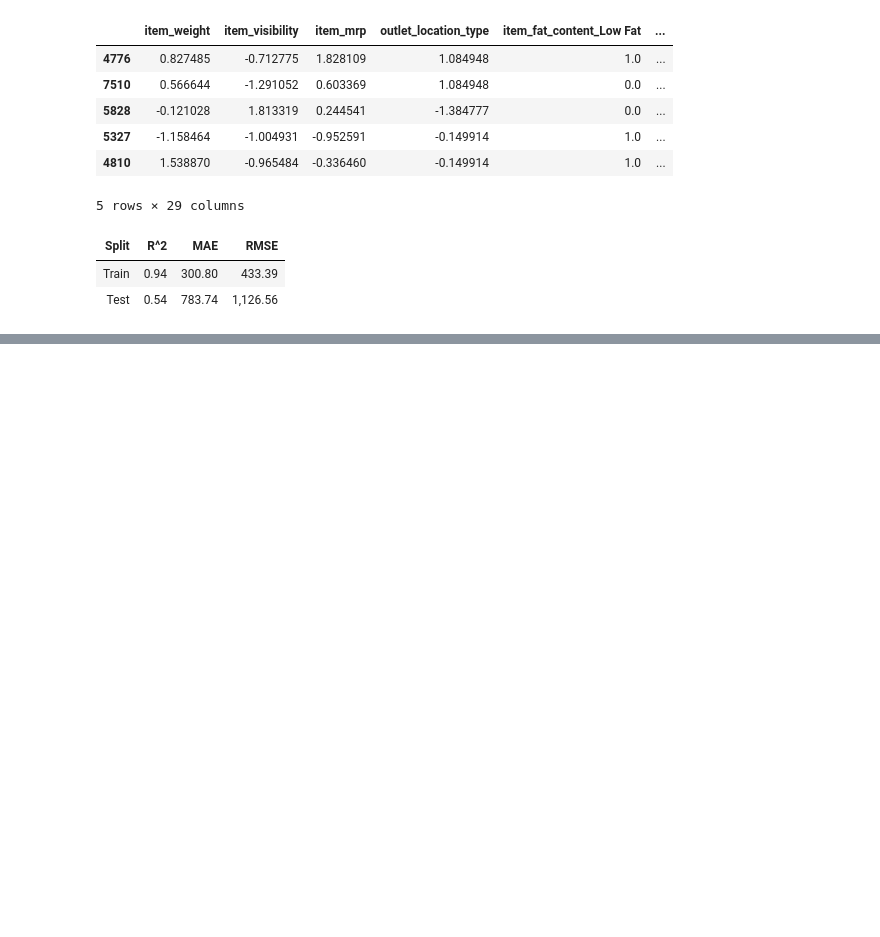
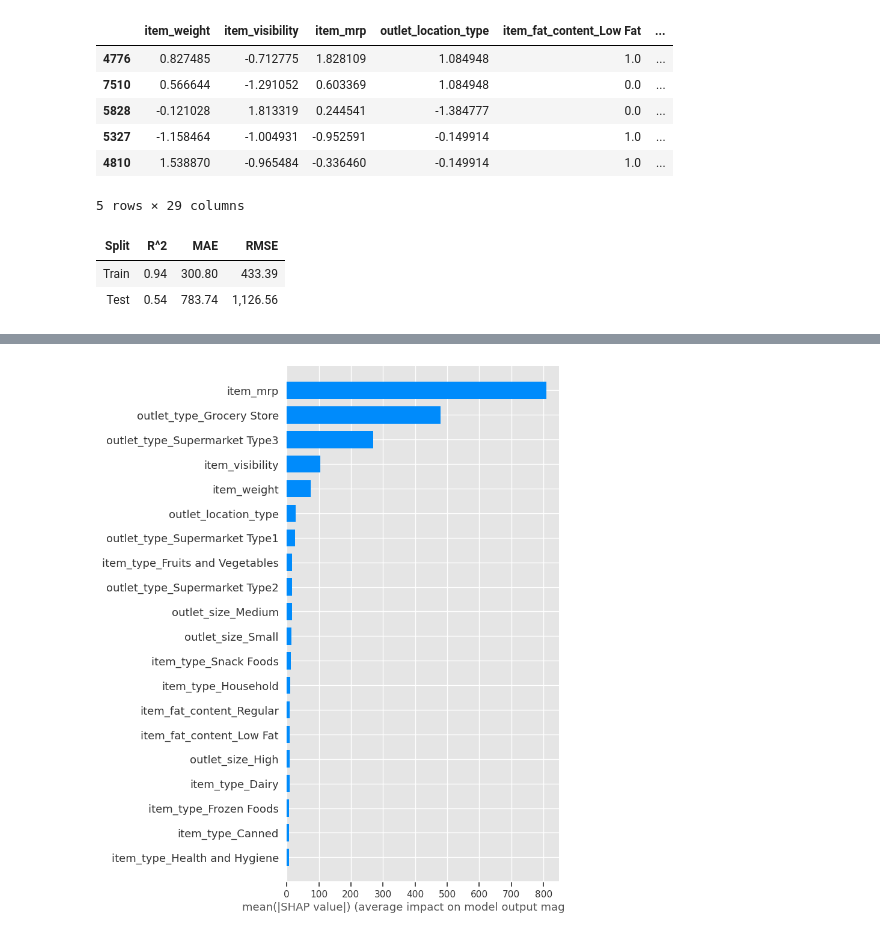
Before and after one commit to pmontecinos23/Project-1---Recisited, a Jupyter notebook: Explaining Models with Shap.ipynb, the cells around one changed output, grey strips where cells are left out. Saved outputs shown, nothing was run; the diff lists cells and outputs as text; code cells hidden in the pictures; blank space fills up the shorter version.

```diff
--- a/Explaining Models with Shap.ipynb
+++ b/Explaining Models with Shap.ipynb
@@ -183,6 +183,10 @@ explainer = shap.Explainer(rf_reg)
 
 ## Get shap values form the explainer
 shap_values = explainer(X_shap,y_shap)
+# %%
+shap.summary_plot(shap_values, features = X_shap, plot_type='bar');
+# %% [output]
+[figure, added]
 # %%
 shap.summary_plot(shap_values, features = X_shap);
 # %% [output]
```
Also changed, not shown: parts of 2 cells of this notebook, 2 other files.
